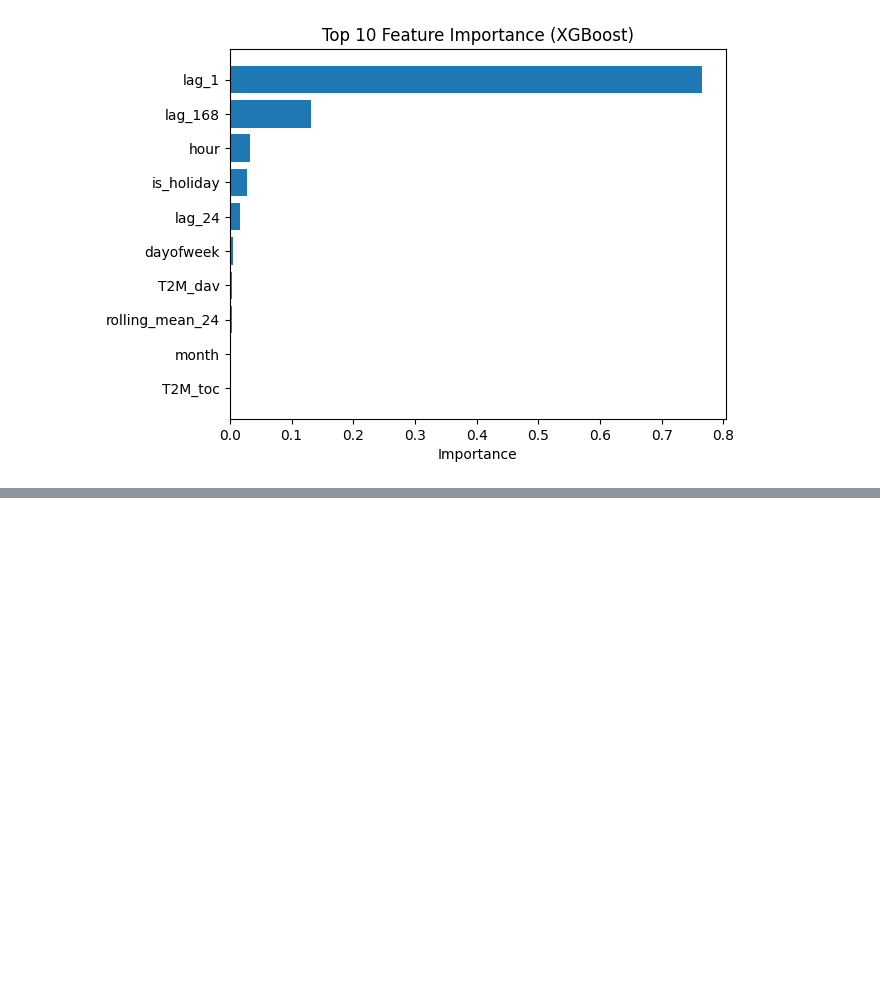
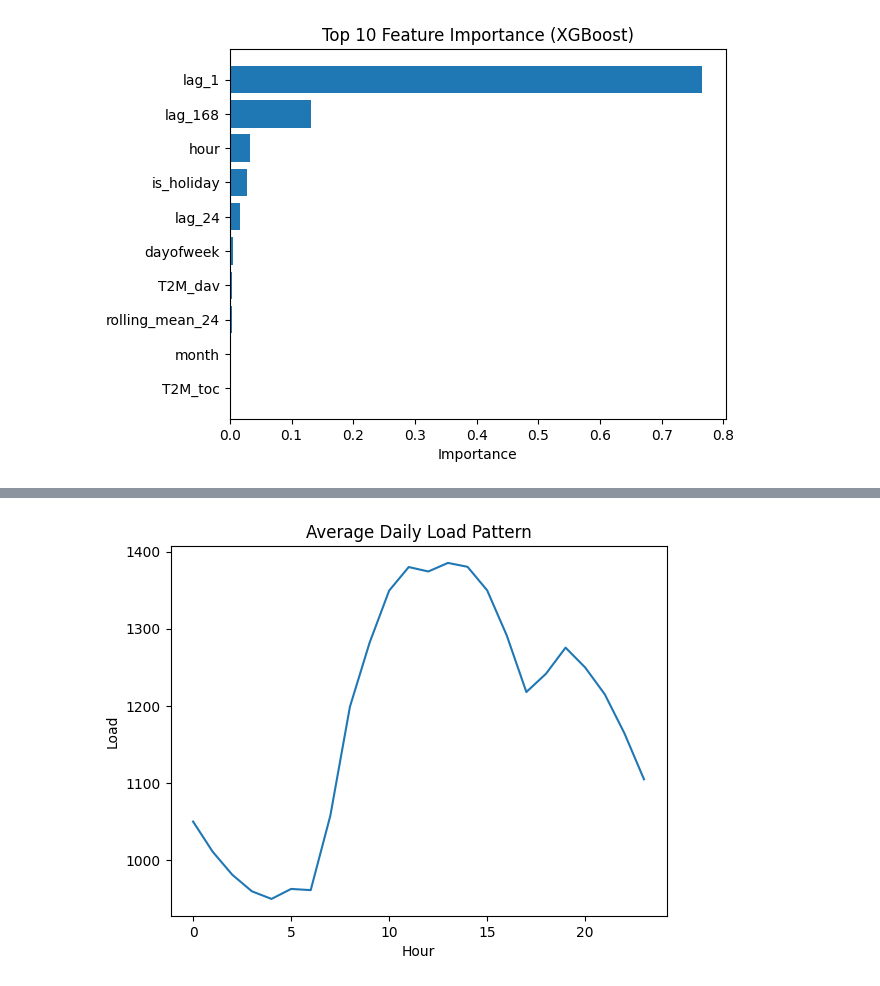
Before and after one commit to proshenjitbarua06-dot/skill-morph, a Jupyter notebook: "Comparative_Analysis_of_Machine_Learning_Techniques_for_Peak_Load_Forecasting_in_Regional_Grids_Using_Weather_and_Calendar_Features".ipynb, the cells around one changed output, grey strips where cells are left out. Saved outputs shown, nothing was run; the diff lists cells and outputs as text; code cells hidden in the pictures; blank space fills up the shorter version.

```diff
--- a/"Comparative_Analysis_of_Machine_Learning_Techniques_for_Peak_Load_Forecasting_in_Regional_Grids_Using_Weather_and_Calendar_Features".ipynb
+++ b/"Comparative_Analysis_of_Machine_Learning_Techniques_for_Peak_Load_Forecasting_in_Regional_Grids_Using_Weather_and_Calendar_Features".ipynb
@@ -306,0 +378,13 @@ plt.show()
+# %%
+#Seasonal Analysis
+#Hourly pattern
+hourly = df.groupby('hour')['nat_demand'].mean()
+
+plt.figure()
+plt.plot(hourly.index, hourly.values)
+plt.title("Average Daily Load Pattern")
+plt.xlabel("Hour")
+plt.ylabel("Load")
+plt.show()
+# %% [output]
+[figure, added]
```
Also changed, not shown: parts of 14 cells of this notebook.
